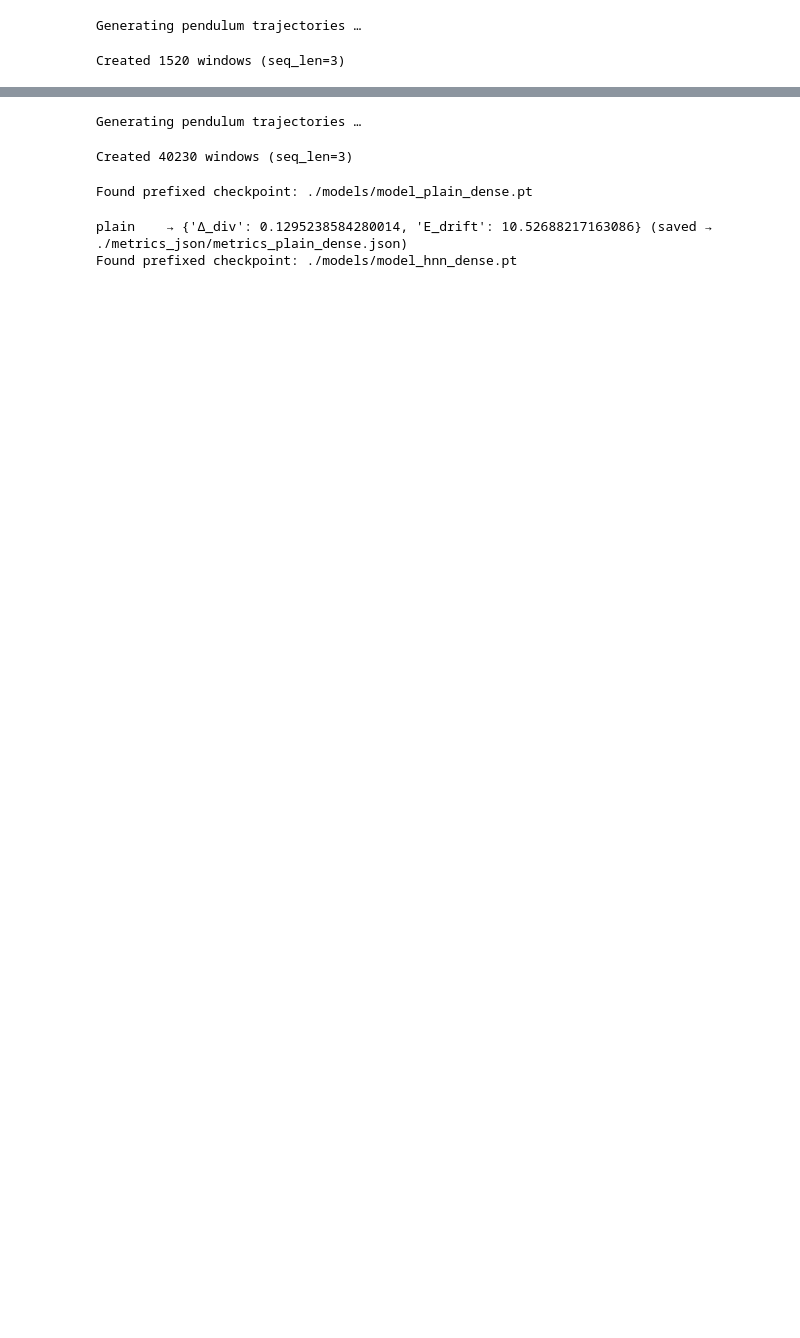
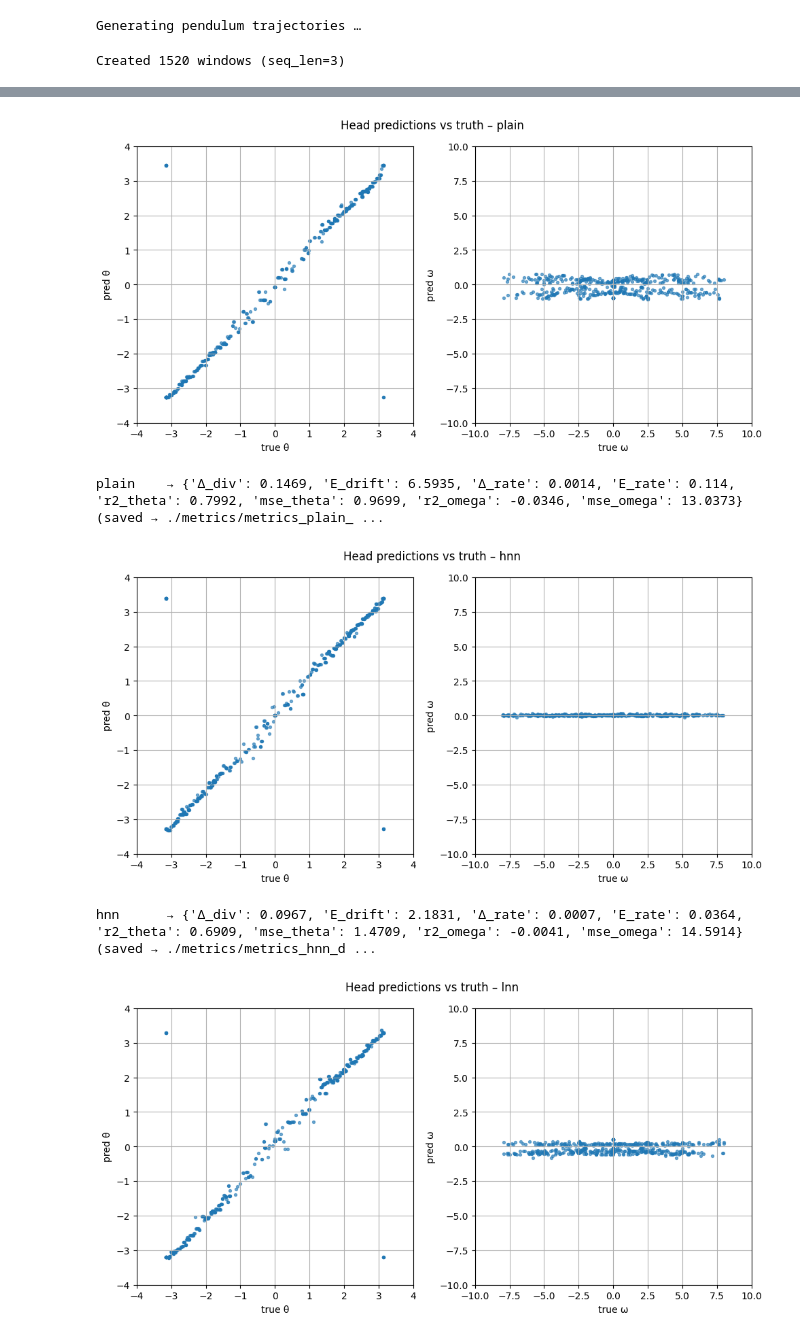
Before and after one commit to flavjoxhelollari/physics_informed_machine_learning, a Jupyter notebook: vjepa_pinn_informed_compact.ipynb, the cells around one changed output, grey strips where cells are left out. Cells and saved outputs as stored; diff of their text form; code cells hidden in the pictures; blank space fills up the shorter version.

Commit message:
getting all the metrics

```diff
--- a/vjepa_pinn_informed_compact.ipynb
+++ b/vjepa_pinn_informed_compact.ipynb
@@ -115,8 +158,8 @@ Created 5940 windows (seq_len=3)
 # Create a grid of initial conditions for the pendulum
 # (theta, omega) pairs
 grid = [(th, om)
-        for th in np.linspace(-np.pi, np.pi, 15)
-        for om in np.linspace(-5, 5, 9)]
+        for th in np.linspace(-np.pi, np.pi, 5)
+        for om in np.linspace(-5, 5, 5)]
 ds = PendulumDataset(episode_length=300,
                      init_grid=grid,
                      random_action=False)
@@ -126,34 +169,17 @@ Created 40230 windows (seq_len=3)
-# %%
-# ------------ physical & rollout constants --------------------------
-DT, HORIZON = 0.05, 60          # 3 s rollout
-g, l, m     = 9.81, 1.0, 1.0
-
-eval_loader = DataLoader(
-        PendulumDataset(episode_length=300, seq_len=3,
-                        init_grid=[(th, om)
-                                   for th in np.linspace(-np.pi, np.pi, 15)
-                                   for om in np.linspace(-5, 5, 9)],
-                        random_action=False),
-        batch_size=64, shuffle=False
-    )
-# %% [output]
-Generating pendulum trajectories …
-Created 40230 windows (seq_len=3)
 # %%
-for MODE in ["plain", "hnn", "lnn", "hnn+lnn"]:
-    evaluate_mode(
-        mode        = MODE,
-        eval_loader = eval_loader,
-        horizon     = HORIZON,           # explicit, required
-        dt          = DT,         # explicit, required
-        m           = m,
-        l           = l,
-        g           = g,
-        suffix      = "_dense",
-        model_dir   = "./models",
-        out_dir     = "./metrics_json"
-    )
+eval_cfg = EvalConfig()
+eval_cfg.out_dir = "./metrics_json_grid"
+
+metrics = evaluate_all_modes(
+    modes        = ["plain", "hnn", "lnn", "hnn+lnn"],
+    dataset      = ds,
+    cfg          = EvalConfig(),
+    combine      = 'mean',   # example: 70 % HNN, 30 % LNN
+    plot_scatter = True
+)
 # %% [output]
+[figure, added]
-Found prefixed checkpoint: ./models/model_plain_dense.pt
+plain    → {'Δ_div': 0.1469, 'E_drift': 6.5935, 'Δ_rate': 0.0014, 'E_rate': 0.114, 'r2_theta': 0.7992, 'mse_theta': 0.9699, 'r2_omega': -0.0346, 'mse_omega': 13.0373} (saved → ./metrics/metrics_plain_ ...
+[figure, added]
-plain    → {'Δ_div': 0.1295238584280014, 'E_drift': 10.52688217163086} (saved → ./metrics_json/metrics_plain_dense.json)
-Found prefixed checkpoint: ./models/model_hnn_dense.pt
+hnn      → {'Δ_div': 0.0967, 'E_drift': 2.1831, 'Δ_rate': 0.0007, 'E_rate': 0.0364, 'r2_theta': 0.6909, 'mse_theta': 1.4709, 'r2_omega': -0.0041, 'mse_omega': 14.5914} (saved → ./metrics/metrics_hnn_d ...
+[figure, added]
```
Also changed, not shown: parts of 14 cells of this notebook, 12 other files.
